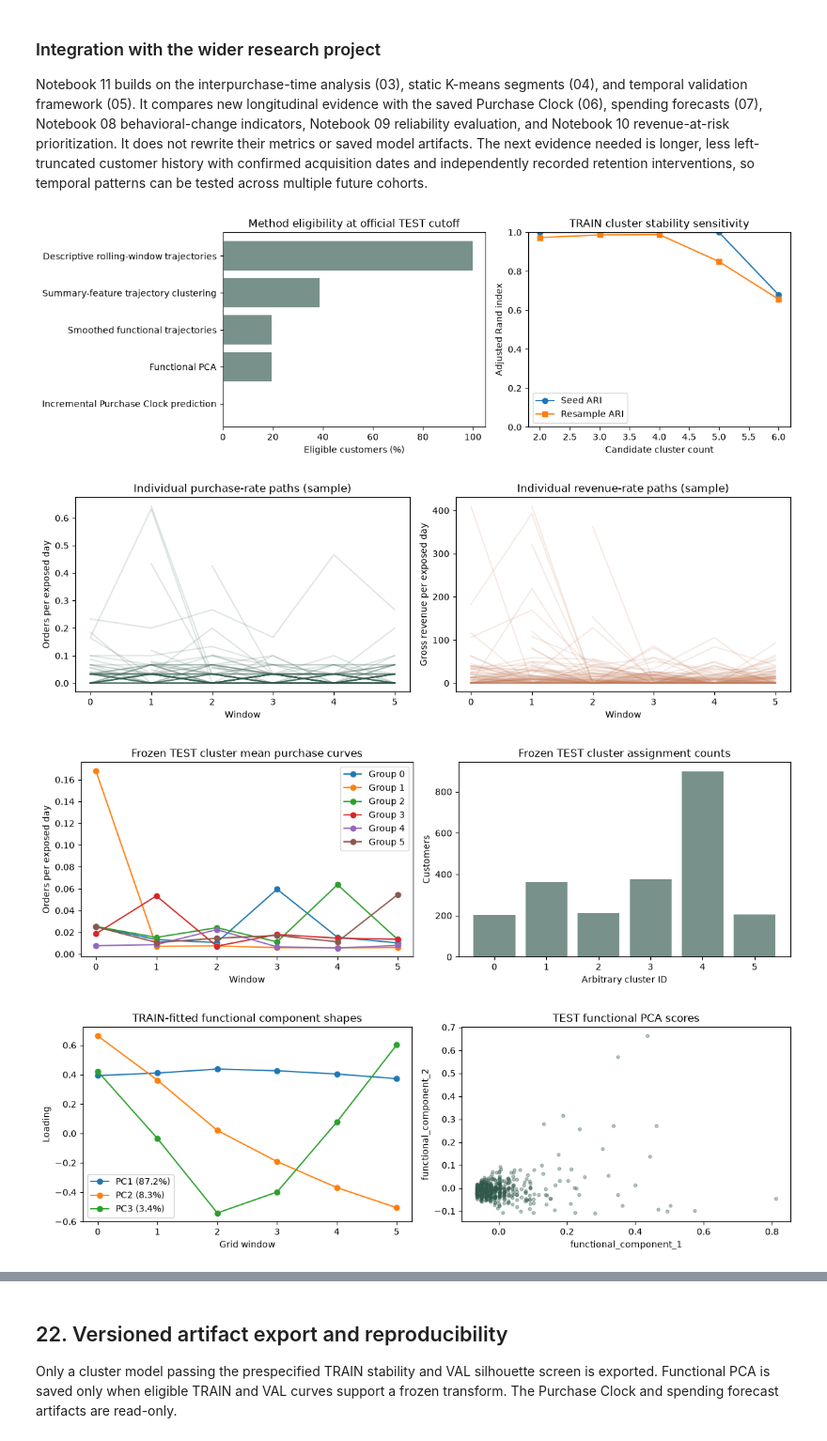
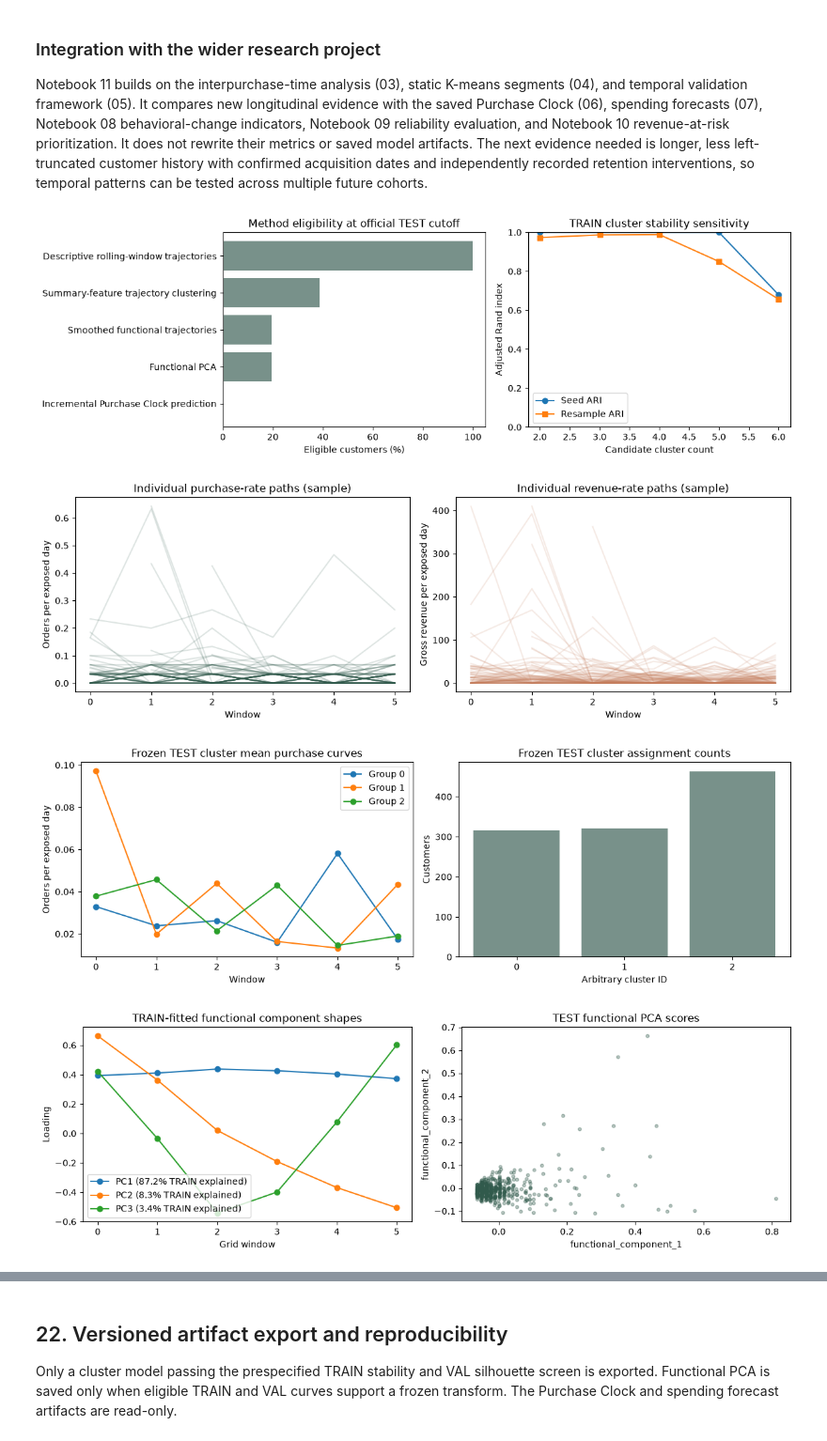
Before and after one commit to Punit-IITPKD/OELP_project, a Jupyter notebook: notebooks/11_Customer_Retention_Trajectory_Analysis.ipynb, the cells around one changed output, grey strips where cells are left out. Shown at 94% size. Saved outputs shown, nothing was run; the diff lists cells and outputs as text; code cells hidden in the pictures.

Commit message:
fix: enforce trajectory eligibility and label PCA metrics

```diff
--- a/notebooks/11_Customer_Retention_Trajectory_Analysis.ipynb
+++ b/notebooks/11_Customer_Retention_Trajectory_Analysis.ipynb
@@ -330,9 +332,12 @@ shape_val = build_shape_trajectory_features(matrices['VAL'])
 shape_test = build_shape_trajectory_features(matrices['TEST'])
 profile_timings_ms['feature_engineering_ms'] += (time.perf_counter() - shape_features_started) * 1000
 shape_feature_columns = tuple(column for column in shape_train if column.startswith('shape_window_'))
+shape_train_eligible = int(shape_train['cluster_eligible'].sum())
+shape_val_eligible = int(shape_val['cluster_eligible'].sum())
+shape_candidate_max = min(6, shape_train_eligible - 1, int(shape_train_eligible * 0.8) - 1, shape_val_eligible - 1)
 shape_cluster_candidates = []
 shape_cluster_bundles = {}
-for cluster_count in range(2, 7):
+for cluster_count in range(2, shape_candidate_max + 1):
     shape_config = TrajectoryClusteringConfig(
         feature_columns=shape_feature_columns, eligible_column='cluster_eligible',
         n_clusters=cluster_count, stability_runs=8, n_init=15
@@ -356,11 +361,11 @@ for cluster_count in range(2, 7):
     if len(np.unique(shape_val_labels)) > 1 and len(np.unique(shape_val_labels)) < len(shape_val_labels):
         from sklearn.metrics import silhouette_score
         shape_val_silhouette = float(silhouette_score(shape_val_values, shape_val_labels))
-    shape_train_sizes = {int(key): int(value) for key, value in shape_stability['cluster_sizes'].items()}
-    shape_val_sizes = {int(key): int(value) for key, value in pd.Series(shape_val_labels).value_counts().items()}
+    shape_train_sizes = pd.Series({int(key): int(value) for key, value in shape_stability['cluster_sizes'].items()}, dtype=int).reindex(range(cluster_count), fill_value=0).to_dict()
+    shape_val_sizes = pd.Series(shape_val_labels).value_counts().reindex(range(cluster_count), fill_value=0).astype(int).to_dict()
     shape_cluster_candidates.append({
         'n_clusters': cluster_count, 'eligible_train': shape_stability['eligible_train_customers'],
-        'validation_assigned': int(shape_val_mask.sum()), 'cluster_sizes_train': shape_stability['cluster_sizes'],
+        'validation_assigned': int(shape_val_mask.sum()), 'eligible_validation': shape_val_eligible, 'cluster_sizes_train': shape_stability['cluster_sizes'],
         'cluster_sizes_validation': shape_val_sizes,
         'minimum_train_cluster_share': min(shape_train_sizes.values()) / shape_stability['eligible_train_customers'],
         'minimum_validation_cluster_share': min(shape_val_sizes.values()) / max(1, int(shape_val_mask.sum())),
@@ -376,7 +381,7 @@ for cluster_count in range(2, 7):
         'resample_size': shape_stability['resample_size'],
     })
     shape_cluster_bundles[cluster_count] = shape_bundle
-shape_cluster_candidate_table = pd.DataFrame(shape_cluster_candidates)
+shape_cluster_candidate_table = pd.DataFrame(shape_cluster_candidates, columns=['n_clusters', 'eligible_train', 'validation_assigned', 'eligible_validation', 'cluster_sizes_train', 'cluster_sizes_validation', 'minimum_train_cluster_share', 'minimum_validation_cluster_share', 'validation_silhouette', 'train_silhouette', 'within_cluster_inertia', 'davies_bouldin_index', 'calinski_harabasz_index', 'seed_ari_mean', 'seed_ari_min', 'resample_ari_mean', 'resample_ari_min', 'resample_size'])
 display(shape_cluster_candidate_table)
 supported_shape_candidates = shape_cluster_candidate_table.loc[
     shape_cluster_candidate_table['validation_silhouette'].notna()
@@ -387,7 +392,7 @@ supported_shape_candidates = shape_cluster_candidate_table.loc[
 ]
 selected_shape_cluster_count = None
 selected_shape_bundle = None
-shape_cluster_status = 'not_supported_by_train_validation_stability'
+shape_cluster_status = 'not_supported_due_to_insufficient_eligible_customers' if shape_candidate_max < 2 else 'not_supported_by_train_validation_stability'
 if not supported_shape_candidates.empty:
     selected_shape = supported_shape_candidates.sort_values(['validation_silhouette', 'n_clusters'], ascending=[False, True]).iloc[0]
     selected_shape_cluster_count = int(selected_shape['n_clusters'])
@@ -406,8 +411,8 @@ if selected_shape_bundle is not None:
     shape_static_dynamic_comparison = compare_static_dynamic_segments(static_test, shape_test_assignments)
     display(pd.DataFrame(shape_static_dynamic_comparison['cross_tabulation']))
 test_assignments = shape_test_assignments if shape_test_assignments is not None else exploratory_test_assignments if not best_validation_candidates.empty else None
-shape_train_eligible = int(shape_train['cluster_eligible'].sum())
-print('Fully observed TRAIN shape curves:', shape_train_eligible)
+print('Shape-cluster eligible customers by role:', {'TRAIN': shape_train_eligible, 'VAL': shape_val_eligible, 'TEST': int(shape_test['cluster_eligible'].sum())})
+print('Shape support requires all six observed windows, at least two purchase-active windows, and one completed pre-cutoff interpurchase gap.')
 print('Shape cluster model status:', shape_cluster_status, 'selected k:', selected_shape_cluster_count)
 print('Shape standardization is per customer; constant curves map to zero and remain interpretable as no relative shape variation.')
 # %% [output]
@@ -473,15 +473,15 @@ if int(curve_tables['TRAIN']['functional_eligible'].sum()) >= 30:
                 fitted_functional = fit_functional_representation(curve_tables['TRAIN'], functional_config)
                 profile_timings_ms['functional_fit_ms'] += (time.perf_counter() - functional_fit_started) * 1000
                 validation_eval_started = time.perf_counter()
-                validation_result = evaluate_functional_representation(fitted_functional, curve_tables['VAL'])
+                validation_result = evaluate_functional_representation(fitted_functional, curve_tables['VAL'], evaluation_role='VAL')
                 profile_timings_ms['functional_curve_evaluation_ms'] += (time.perf_counter() - validation_eval_started) * 1000
                 functional_candidates.append({
                     'smoothing_method': smoothing,
                     'component_count': fitted_functional['pca'].n_components_,
                     'train_curves': fitted_functional['fit_customer_count'],
                     'validation_curves': validation_result['evaluated_curves'],
-                    'validation_reconstruction_rmse': validation_result['reconstruction_rmse'],
-                    'train_explained_variance': float(fitted_functional['explained_variance_ratio'].sum()),
+                    'validation_reconstruction_rmse': validation_result['val_reconstruction_rmse'],
+                    'train_explained_variance': float(fitted_functional['train_explained_variance_ratio'].sum()),
                 })
                 functional_bundles[(smoothing, component_count)] = fitted_functional
             except ValueError as error:
@@ -504,7 +504,7 @@ if int(curve_tables['TRAIN']['functional_eligible'].sum()) >= 30:
         profile_timings_ms['functional_transform_ms'] = (time.perf_counter() - functional_transform_started) * 1000
         functional_test_scores = functional_scores_by_role['TEST']
         functional_eval_started = time.perf_counter()
-        functional_evaluation = evaluate_functional_representation(selected_functional_bundle, curve_tables['TEST'])
+        functional_evaluation = evaluate_functional_representation(selected_functional_bundle, curve_tables['TEST'], evaluation_role='TEST')
         profile_timings_ms['functional_curve_evaluation_ms'] += (time.perf_counter() - functional_eval_started) * 1000
         functional_evaluation['selected_component_count'] = selected_component_count
         functional_evaluation['component_selection_rule'] = 'Choose the fewest components whose VAL reconstruction RMSE is within 5% of the best candidate.'
@@ -516,7 +516,7 @@ if int(curve_tables['TRAIN']['functional_eligible'].sum()) >= 30:
         functional_status = 'grid_based_pca_fitted_on_train'
         print('VAL-selected smoothing:', selected_smoothing)
         print('VAL-selected component count:', selected_component_count)
-        print('TEST reconstruction is a one-time descriptive evaluation:', functional_evaluation['reconstruction_rmse'])
+        print('Held-out TEST reconstruction RMSE is a one-time descriptive evaluation:', functional_evaluation['test_reconstruction_rmse'])
     else:
         functional_status = 'not_supported_due_to_validation_support'
 else:
@@ -953,36 +944,36 @@ if (selected_summary_bundle is not None or selected_shape_bundle is not None) an
 else:
     print('Cluster centroid and size plots omitted: no cluster solution passed the predeclared TRAIN/VAL checks.')
 
 if selected_functional_bundle is not None:
     pca = selected_functional_bundle['pca']
     fig, axes = plt.subplots(1, 2, figsize=(12, 4))
     for index, component in enumerate(pca.components_):
-        axes[0].plot(range(len(component)), component, marker='o', label=f'PC{index + 1} ({pca.explained_variance_ratio_[index]:.1%})')
+        axes[0].plot(range(len(component)), component, marker='o', label=f'PC{index + 1} ({pca.explained_variance_ratio_[index]:.1%} TRAIN explained)')
     score_columns = [name for name in functional_test_scores if name.startswith('functional_component_')]
     if len(score_columns) >= 2:
         scored = functional_test_scores.dropna(subset=score_columns[:2])
         axes[1].scatter(scored[score_columns[0]], scored[score_columns[1]], s=12, alpha=0.35, color='#315a4c')
         axes[1].set(xlabel=score_columns[0], ylabel=score_columns[1])
     axes[0].set(title='TRAIN-fitted functional component shapes', xlabel='Grid window', ylabel='Loading')
     axes[0].legend()
     axes[1].set_title('TEST functional PCA scores')
     fig.tight_layout()
     plt.show()
 else:
     print('Functional component and score plots omitted: functional method was not supported.')
 
 if not prediction_table.empty:
     fig, ax = plt.subplots(figsize=(10, 4))
     prediction_table.set_index('model')[['roc_auc', 'average_precision']].plot(kind='bar', ax=ax, color=['#315a4c', '#d8ad5e'])
     ax.set(title='30-day TEST prediction metrics on the common trajectory-eligible cohort', ylabel='Score', ylim=(0, 1))
     ax.tick_params(axis='x', rotation=25)
     fig.tight_layout()
     plt.show()
 # %% [output]
 [figure]
 [figure]
-[figure, old version]
+[figure, new version]
-[figure, old version]
+[figure, new version]
 [figure]
 # %% [markdown]
 ## 22. Versioned artifact export and reproducibility
```
Also changed, not shown: parts of 7 cells of this notebook, 23 other files.
